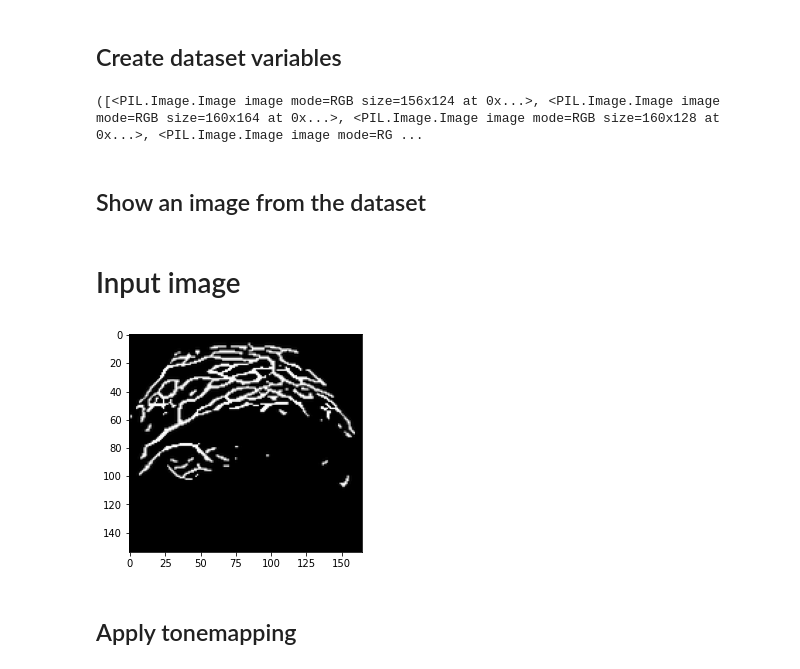
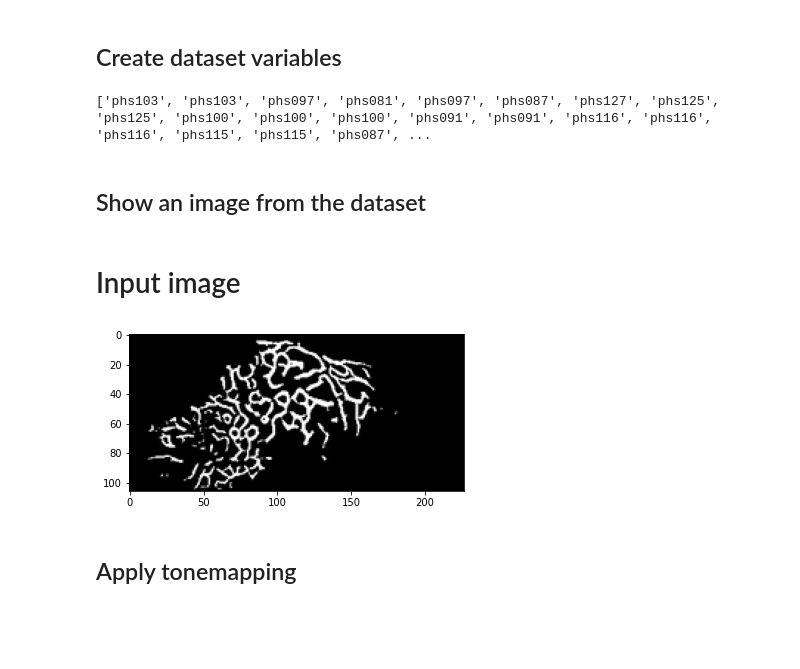
Before and after one commit to kwadraterry/NORPPA, a Jupyter notebook: notebook_test-many.ipynb, the cells around one changed output. Drawn from its saved outputs; the diff is of its cells as text; code cells hidden in the pictures; blank space fills up the shorter version.

```diff
--- a/notebook_test-many.ipynb
+++ b/notebook_test-many.ipynb
@@ -88,22 +82,27 @@ dataset_dir = Path(cfg["dataset_dir"])
 
 pattern_query_dataset = SequenceDataset(dataset_dir)
 
-sequence_data = pattern_query_dataset[3]
-print(sequence_data)
+# sequence_ids = pattern_query_dataset.get_sequence_ids()
+# print(len(sequence_ids))
+# sequence_data = pattern_query_dataset[4]
+# print(sequence_data)
+
+
+labels = pattern_query_dataset.get_sequence_labels()
+print(labels)
 # %% [output]
-([<PIL.Image.Image image mode=RGB size=156x124 at 0x...>, <PIL.Image.Image image mode=RGB size=160x164 at 0x...>, <PIL.Image.Image image mode=RGB size=160x128 at 0x...>, <PIL.Image.Image image mode=RG ...
+['phs103', 'phs103', 'phs097', 'phs081', 'phs097', 'phs087', 'phs127', 'phs125', 'phs125', 'phs100', 'phs100', 'phs100', 'phs091', 'phs091', 'phs116', 'phs116', 'phs116', 'phs115', 'phs115', 'phs087', ...
 # %% [markdown]
 ## Show an image from the dataset
 # %%
-images, label = sequence_data
+image, label = sequence_data[3]
 
-img = images[3]
 print_heading("Input image")
-plt.imshow(img)
+plt.imshow(image)
 plt.show()
 # %% [output]
 # Input image
-[figure, old version]
+[figure, new version]
 # %% [markdown]
 ## Apply tonemapping
 # %% [markdown]
```
Also changed, not shown: parts of 11 cells of this notebook, 7 other files.
